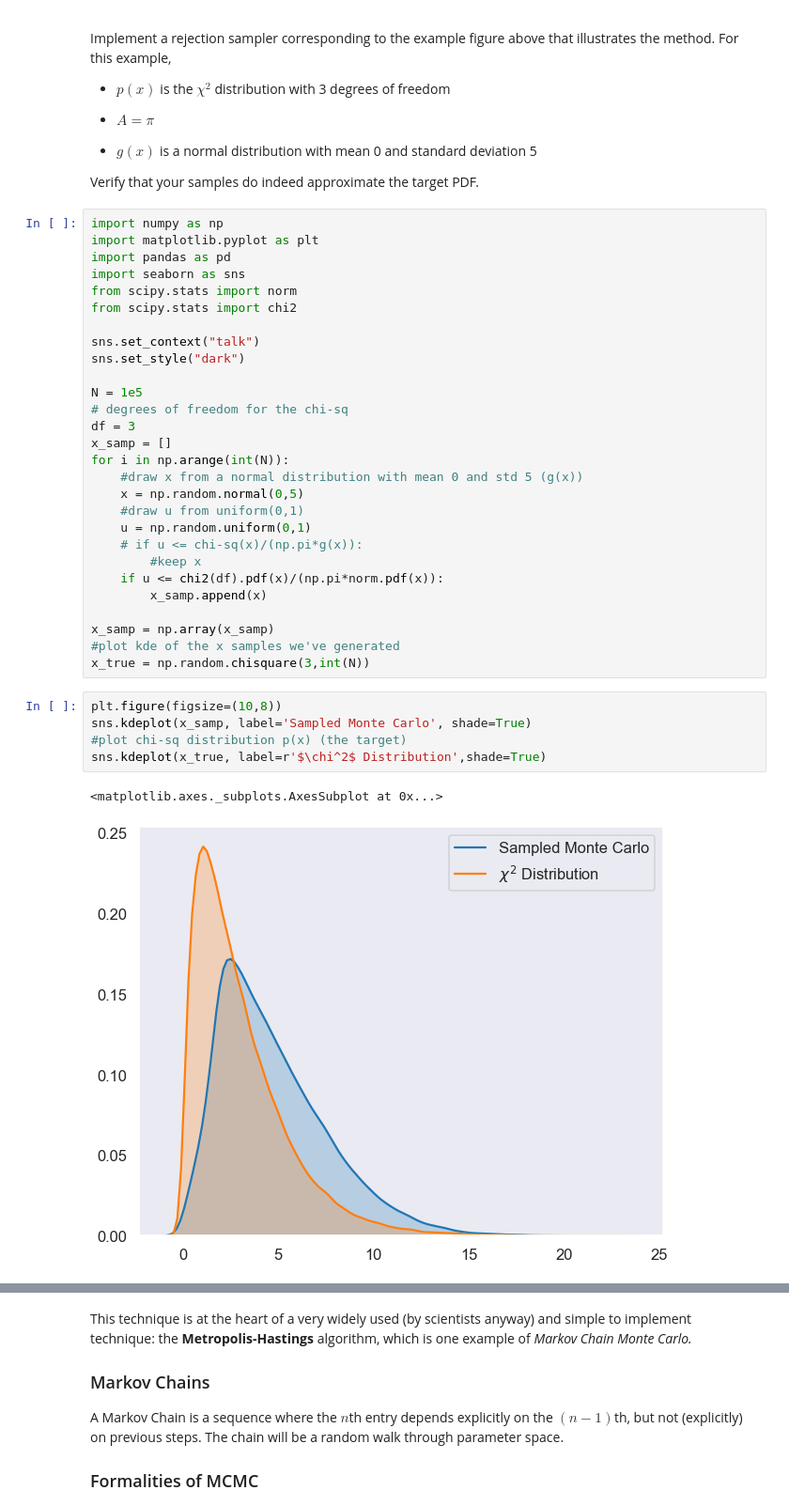
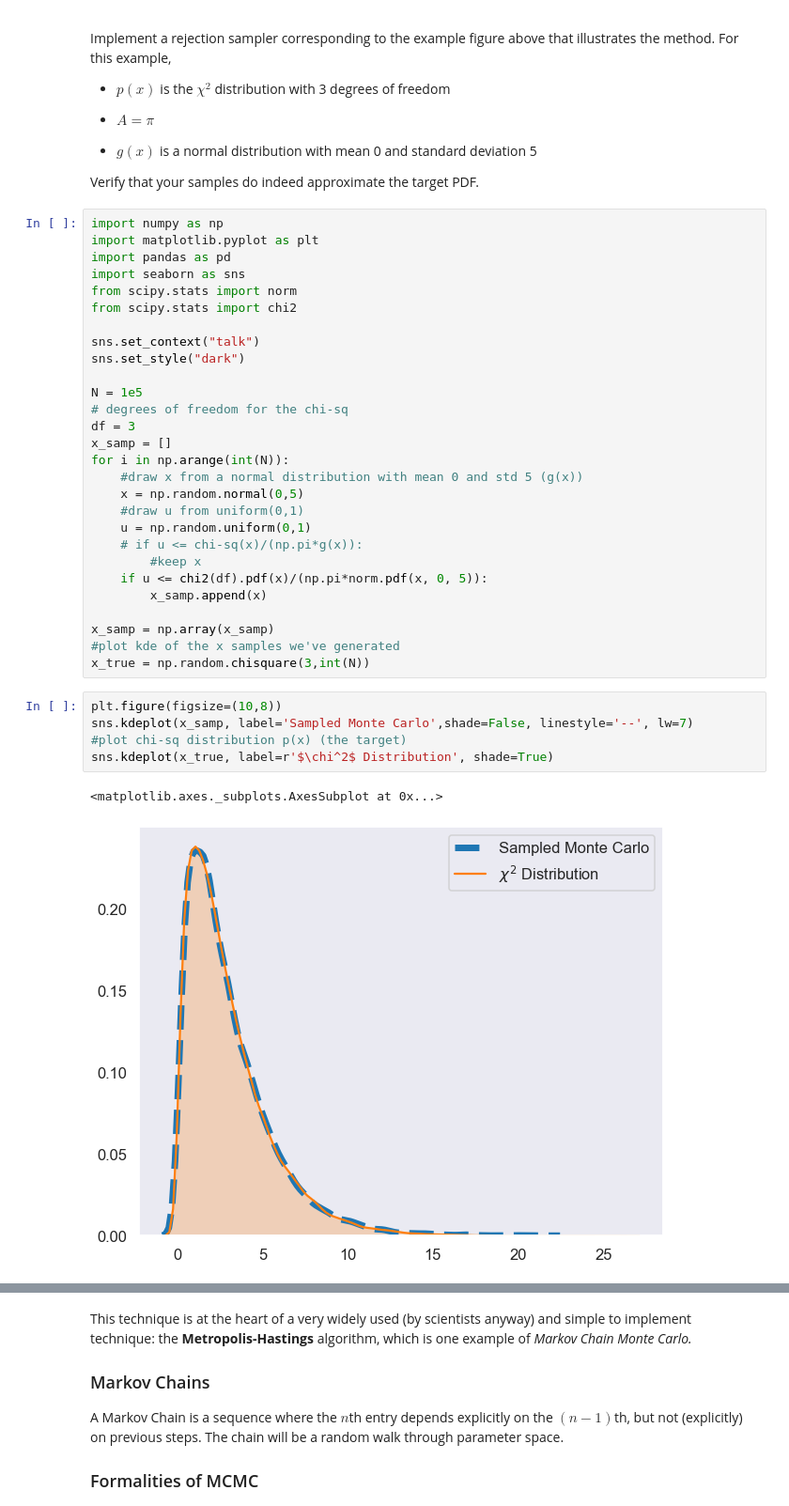
Before and after one commit to gnarayan/ast596_2020_Spring, a Jupyter notebook: homework/AlexGagliano/hw4/Gagliano_homework04.ipynb, the cells around one changed output, grey strips where cells are left out. Shown at 94% size. Drawn from its saved outputs; the diff is of its cells as text.

```diff
--- a/homework/AlexGagliano/hw4/Gagliano_homework04.ipynb
+++ b/homework/AlexGagliano/hw4/Gagliano_homework04.ipynb
@@ -71,7 +71,7 @@ for i in np.arange(int(N)):
     u = np.random.uniform(0,1)
     # if u <= chi-sq(x)/(np.pi*g(x)):
         #keep x
-    if u <= chi2(df).pdf(x)/(np.pi*norm.pdf(x)):
+    if u <= chi2(df).pdf(x)/(np.pi*norm.pdf(x, 0, 5)):
         x_samp.append(x)
 
 x_samp = np.array(x_samp)
@@ -79,9 +79,9 @@ x_samp = np.array(x_samp)
 x_true = np.random.chisquare(3,int(N))
 # %%
 plt.figure(figsize=(10,8))
-sns.kdeplot(x_samp, label='Sampled Monte Carlo', shade=True)
+sns.kdeplot(x_samp, label='Sampled Monte Carlo',shade=False, linestyle='--', lw=7)
 #plot chi-sq distribution p(x) (the target)
-sns.kdeplot(x_true, label=r'$\chi^2$ Distribution',shade=True)
+sns.kdeplot(x_true, label=r'$\chi^2$ Distribution', shade=True)
 # %% [output]
 <matplotlib.axes._subplots.AxesSubplot at 0x...>
-[figure, old version]
+[figure, new version]
```
Also changed, not shown: parts of 2 cells of this notebook.
